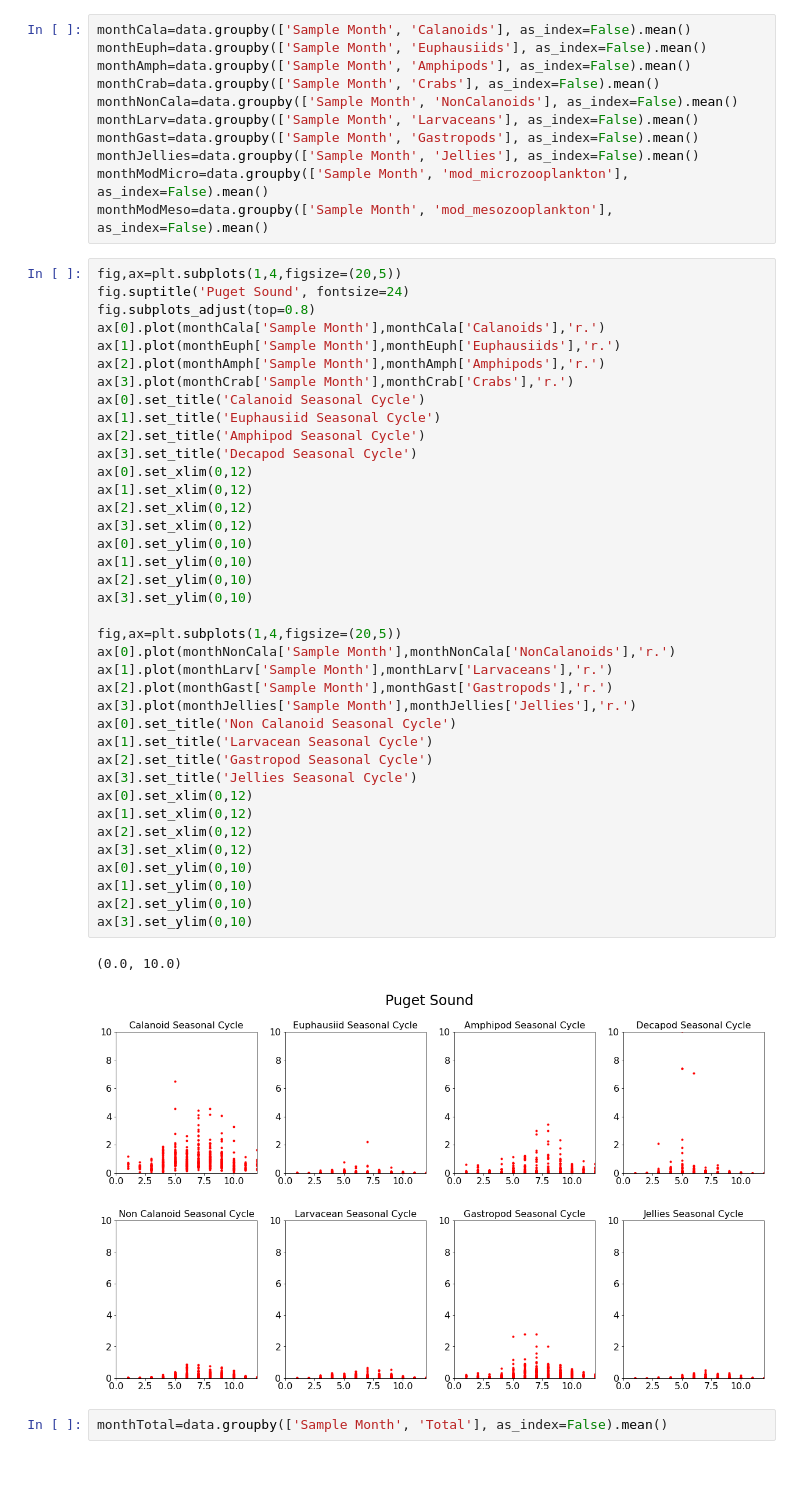
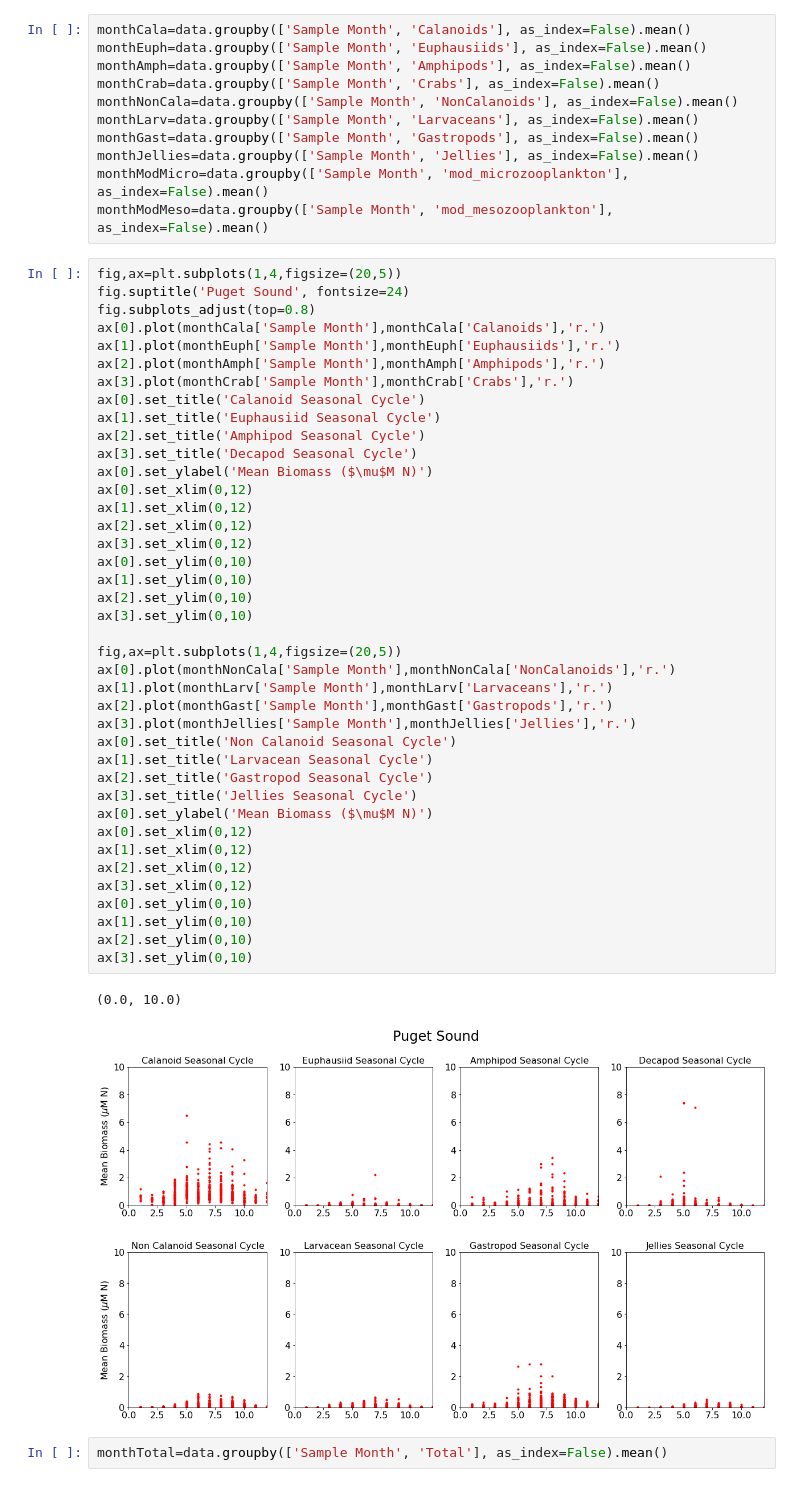
Before and after one commit to SalishSeaCast/analysis-karyn, a Jupyter notebook: notebooks/plotExamples/PugetSoundZoop.ipynb, the cells around one changed output. Drawn from its saved outputs; the diff is of its cells as text.

```diff
--- a/notebooks/plotExamples/PugetSoundZoop.ipynb
+++ b/notebooks/plotExamples/PugetSoundZoop.ipynb
@@ -716,36 +717,38 @@ ax[0].set_title('Calanoid Seasonal Cycle')
 ax[1].set_title('Euphausiid Seasonal Cycle')
 ax[2].set_title('Amphipod Seasonal Cycle')
 ax[3].set_title('Decapod Seasonal Cycle')
+ax[0].set_ylabel('Mean Biomass ($\mu$M N)')
 ax[0].set_xlim(0,12)
 ax[1].set_xlim(0,12)
 ax[2].set_xlim(0,12)
 ax[3].set_xlim(0,12)
 ax[0].set_ylim(0,10)
 ax[1].set_ylim(0,10)
 ax[2].set_ylim(0,10)
 ax[3].set_ylim(0,10)
 
 fig,ax=plt.subplots(1,4,figsize=(20,5))
 ax[0].plot(monthNonCala['Sample Month'],monthNonCala['NonCalanoids'],'r.')
 ax[1].plot(monthLarv['Sample Month'],monthLarv['Larvaceans'],'r.')
 ax[2].plot(monthGast['Sample Month'],monthGast['Gastropods'],'r.')
 ax[3].plot(monthJellies['Sample Month'],monthJellies['Jellies'],'r.')
 ax[0].set_title('Non Calanoid Seasonal Cycle')
 ax[1].set_title('Larvacean Seasonal Cycle')
 ax[2].set_title('Gastropod Seasonal Cycle')
 ax[3].set_title('Jellies Seasonal Cycle')
+ax[0].set_ylabel('Mean Biomass ($\mu$M N)')
 ax[0].set_xlim(0,12)
 ax[1].set_xlim(0,12)
 ax[2].set_xlim(0,12)
 ax[3].set_xlim(0,12)
 ax[0].set_ylim(0,10)
 ax[1].set_ylim(0,10)
 ax[2].set_ylim(0,10)
 ax[3].set_ylim(0,10)
 # %% [output]
 (0.0, 10.0)
-[figure, old version]
+[figure, new version]
-[figure, old version]
+[figure, new version]
 # %%
 monthTotal=data.groupby(['Sample Month', 'Total'], as_index=False).mean()
 # %%
```
Also changed, not shown: parts of 5 cells of this notebook, 1 other file.
